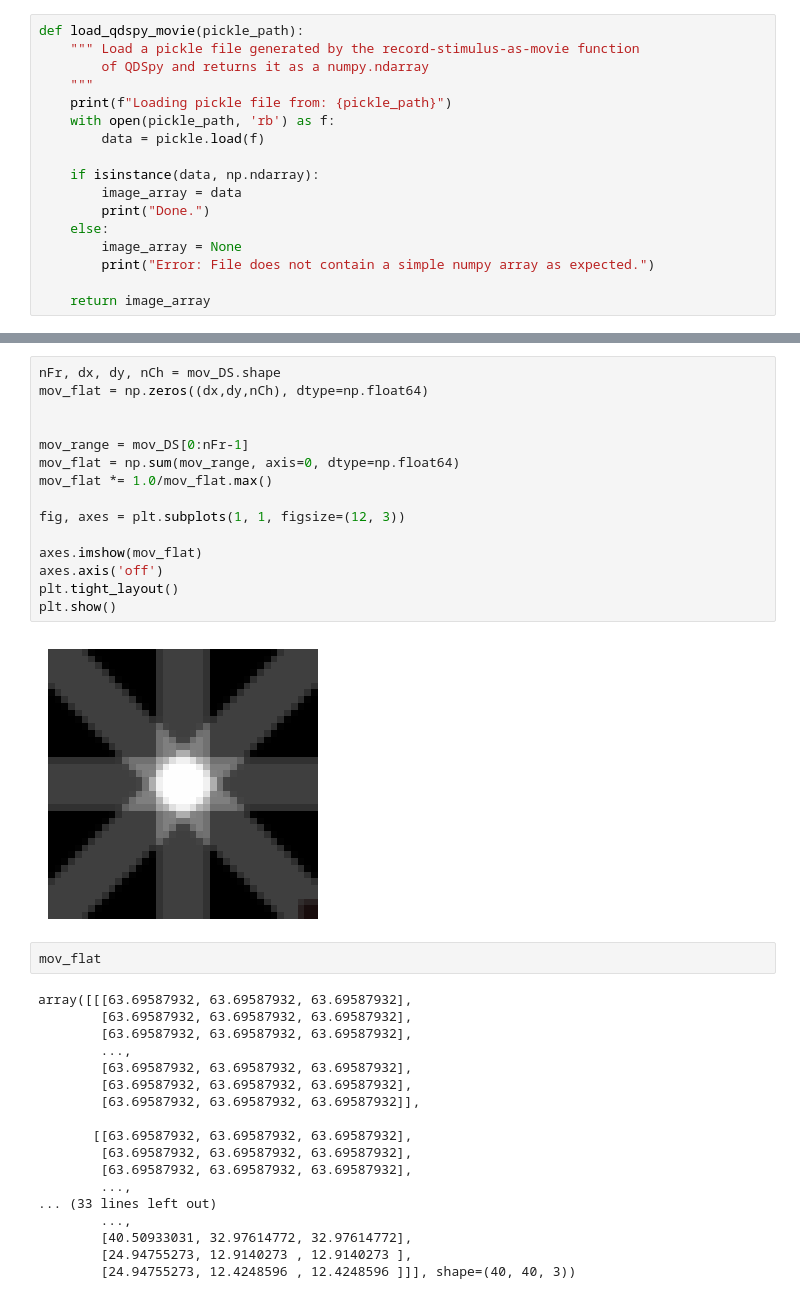
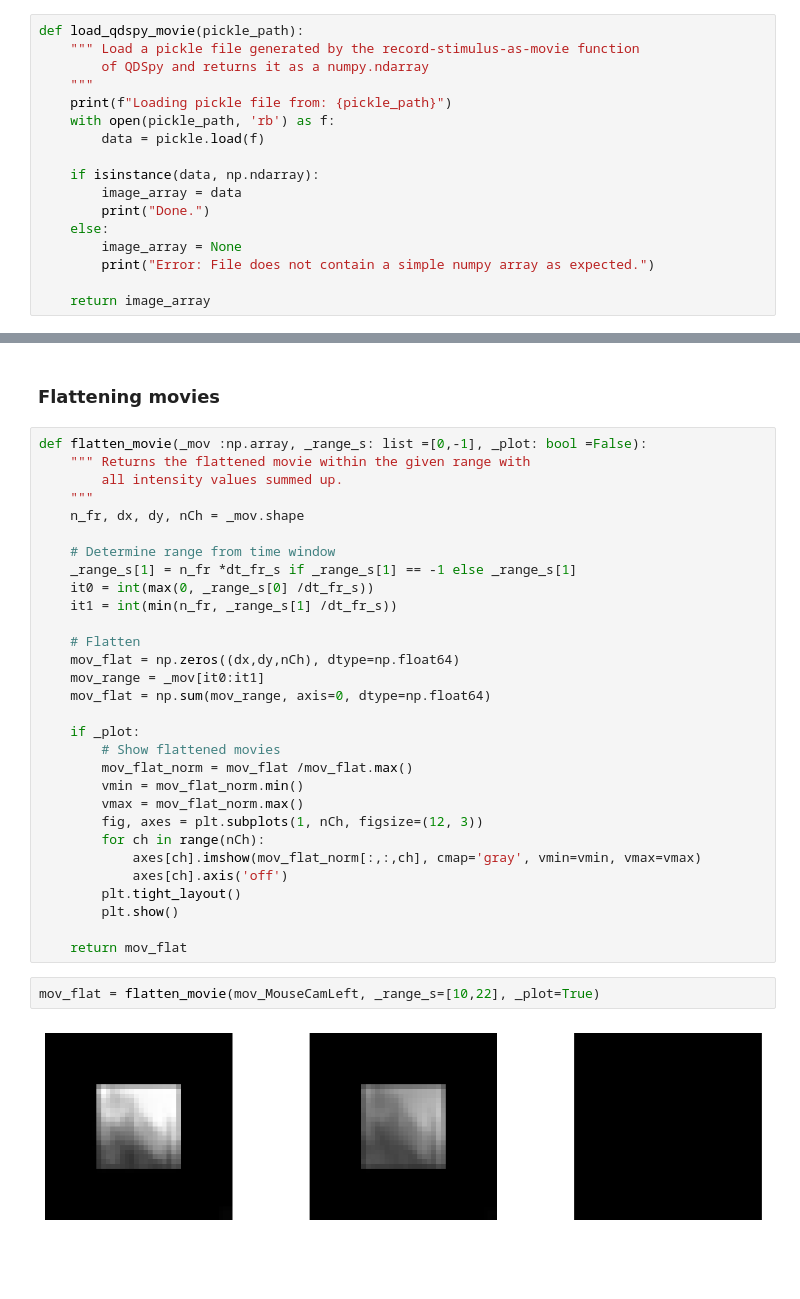
Before and after one commit to eyewire2/eyewire2-functional-analysis, a Jupyter notebook: notebooks/load_stim_movie.ipynb, the cells around one changed output, grey strips where cells are left out. Drawn from its saved outputs; the diff is of its cells as text; blank space fills up the shorter version.

```diff
--- a/notebooks/load_stim_movie.ipynb
+++ b/notebooks/load_stim_movie.ipynb
@@ -40,37 +164,36 @@ Done.
+# %% [markdown]
+### Flattening movies
 # %%
-nFr, dx, dy, nCh = mov_DS.shape
-mov_flat = np.zeros((dx,dy,nCh), dtype=np.float64)
+def flatten_movie(_mov :np.array, _range_s: list =[0,-1], _plot: bool =False):
+    """ Returns the flattened movie within the given range with
+        all intensity values summed up.
+    """
+    n_fr, dx, dy, nCh = _mov.shape
 
+    # Determine range from time window
+    _range_s[1] = n_fr *dt_fr_s if _range_s[1] == -1 else _range_s[1]
+    it0 = int(max(0, _range_s[0] /dt_fr_s))
+    it1 = int(min(n_fr, _range_s[1] /dt_fr_s))
 
-mov_range = mov_DS[0:nFr-1]
-mov_flat = np.sum(mov_range, axis=0, dtype=np.float64)
-mov_flat *= 1.0/mov_flat.max()
+    # Flatten
+    mov_flat = np.zeros((dx,dy,nCh), dtype=np.float64)
+    mov_range = _mov[it0:it1]
+    mov_flat = np.sum(mov_range, axis=0, dtype=np.float64)
 
-fig, axes = plt.subplots(1, 1, figsize=(12, 3))
+    if _plot:
+        # Show flattened movies
+        mov_flat_norm = mov_flat /mov_flat.max()
+        vmin = mov_flat_norm.min()
+        vmax = mov_flat_norm.max()
+        fig, axes = plt.subplots(1, nCh, figsize=(12, 3))
+        for ch in range(nCh):
+            axes[ch].imshow(mov_flat_norm[:,:,ch], cmap='gray', vmin=vmin, vmax=vmax)
+            axes[ch].axis('off')
+        plt.tight_layout()
+        plt.show()
 
-axes.imshow(mov_flat)
-axes.axis('off')
-plt.tight_layout()
-plt.show()
+    return mov_flat
-# %% [output]
-[figure, removed]
 # %%
-mov_flat
+mov_flat = flatten_movie(mov_MouseCamLeft, _range_s=[10,22], _plot=True)
 # %% [output]
-array([[[63.69587932, 63.69587932, 63.69587932],
-        [63.69587932, 63.69587932, 63.69587932],
-        [63.69587932, 63.69587932, 63.69587932],
-        ...,
-        [63.69587932, 63.69587932, 63.69587932],
-        [63.69587932, 63.69587932, 63.69587932],
-        [63.69587932, 63.69587932, 63.69587932]],
-
-       [[63.69587932, 63.69587932, 63.69587932],
-        [63.69587932, 63.69587932, 63.69587932],
-        [63.69587932, 63.69587932, 63.69587932],
-        ...,
-... (33 lines left out)
-        ...,
-        [40.50933031, 32.97614772, 32.97614772],
-        [24.94755273, 12.9140273 , 12.9140273 ],
-        [24.94755273, 12.4248596 , 12.4248596 ]]], shape=(40, 40, 3))
+[figure, added]
```
Also changed, not shown: parts of 10 cells of this notebook, 1 other file.
